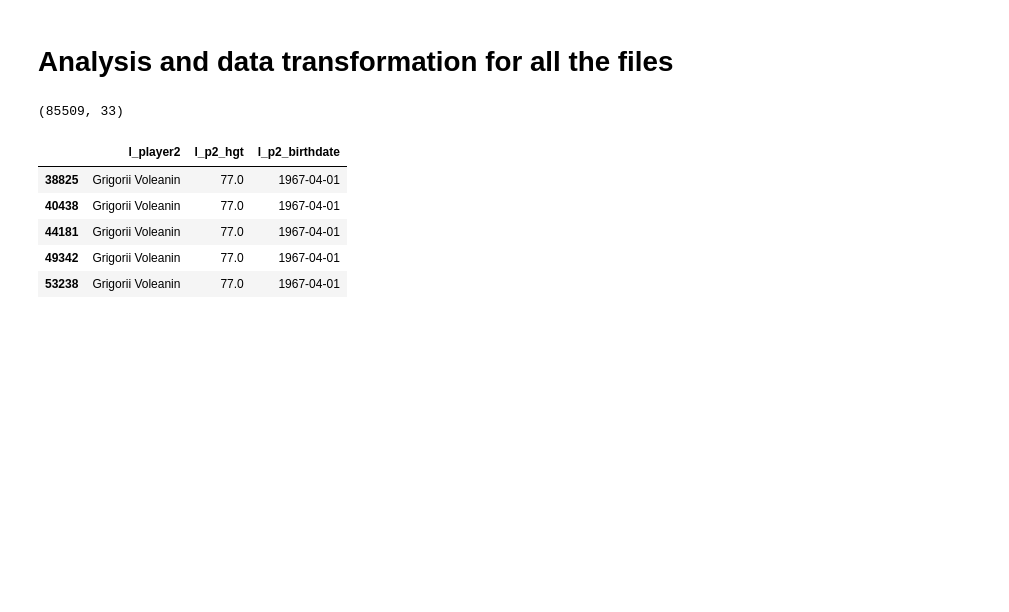
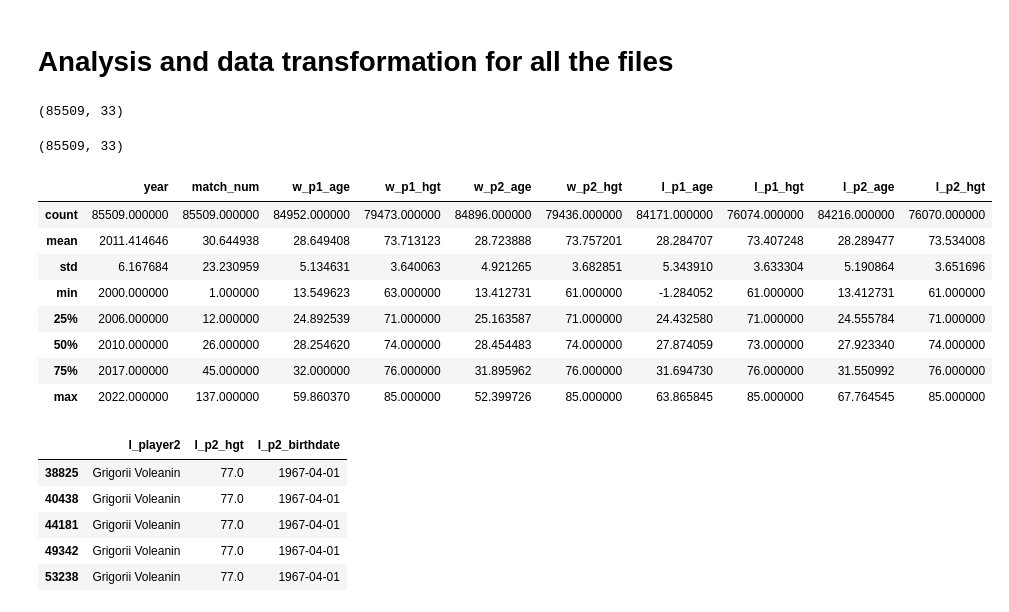
Before and after one commit to mimi-1/volleyball, a Jupyter notebook: notebooks/DTA _first.ipynb, the cells around one changed output. Cells and saved outputs as stored; diff of their text form; code cells hidden in the pictures; blank space fills up the shorter version.

```diff
--- a/notebooks/DTA _first.ipynb
+++ b/notebooks/DTA _first.ipynb
@@ -23,6 +24,19 @@ big_stat_df_with_nan.shape
 (85509, 33)
 # %%
 big_stat_df = big_stat_df_with_nan.dropna(axis=0, thresh=5)
+print(big_stat_df.shape)
+big_stat_df.describe()
+# %% [output]
+(85509, 33)
+|  | year | match_num | w_p1_age | w_p1_hgt | w_p2_age | w_p2_hgt | l_p1_age | l_p1_hgt | l_p2_age | l_p2_hgt |
+| count | 85509.000000 | 85509.000000 | 84952.000000 | 79473.000000 | 84896.000000 | 79436.000000 | 84171.000000 | 76074.000000 | 84216.000000 | 76070.000000 |
+| mean | 2011.414646 | 30.644938 | 28.649408 | 73.713123 | 28.723888 | 73.757201 | 28.284707 | 73.407248 | 28.289477 | 73.534008 |
+| std | 6.167684 | 23.230959 | 5.134631 | 3.640063 | 4.921265 | 3.682851 | 5.343910 | 3.633304 | 5.190864 | 3.651696 |
+| min | 2000.000000 | 1.000000 | 13.549623 | 63.000000 | 13.412731 | 61.000000 | -1.284052 | 61.000000 | 13.412731 | 61.000000 |
+| 25% | 2006.000000 | 12.000000 | 24.892539 | 71.000000 | 25.163587 | 71.000000 | 24.432580 | 71.000000 | 24.555784 | 71.000000 |
+| 50% | 2010.000000 | 26.000000 | 28.254620 | 74.000000 | 28.454483 | 74.000000 | 27.874059 | 73.000000 | 27.923340 | 74.000000 |
+| 75% | 2017.000000 | 45.000000 | 32.000000 | 76.000000 | 31.895962 | 76.000000 | 31.694730 | 76.000000 | 31.550992 | 76.000000 |
+| max | 2022.000000 | 137.000000 | 59.860370 | 85.000000 | 52.399726 | 85.000000 | 63.865845 | 85.000000 | 67.764545 | 85.000000 |
 # %%
 name = "Grigorii Voleanin"
 dob = "1967-04-01"
```
Also changed, not shown: parts of 1 cell of this notebook, 3 other files.
